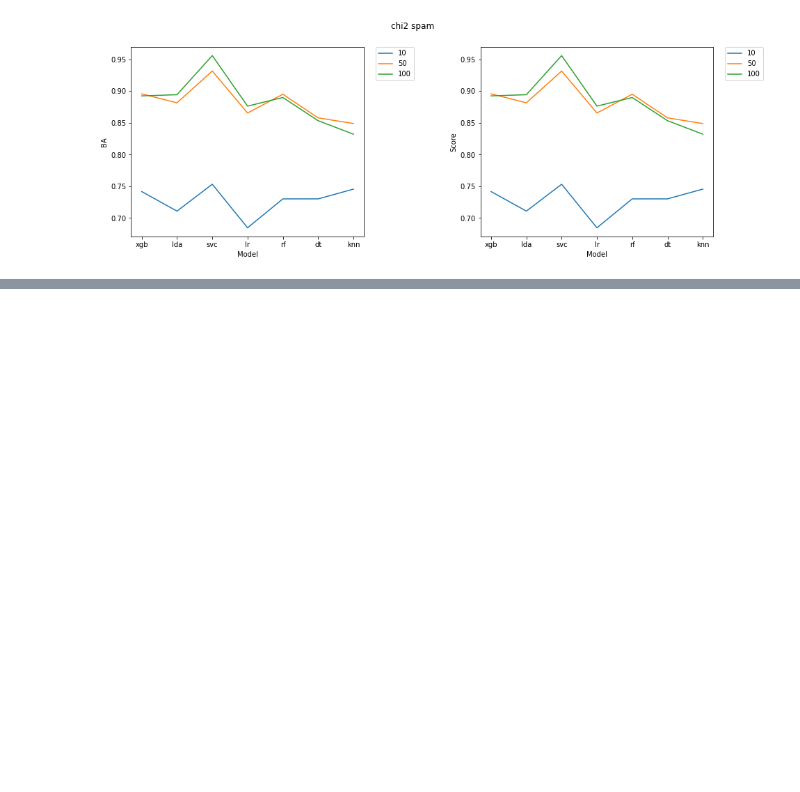
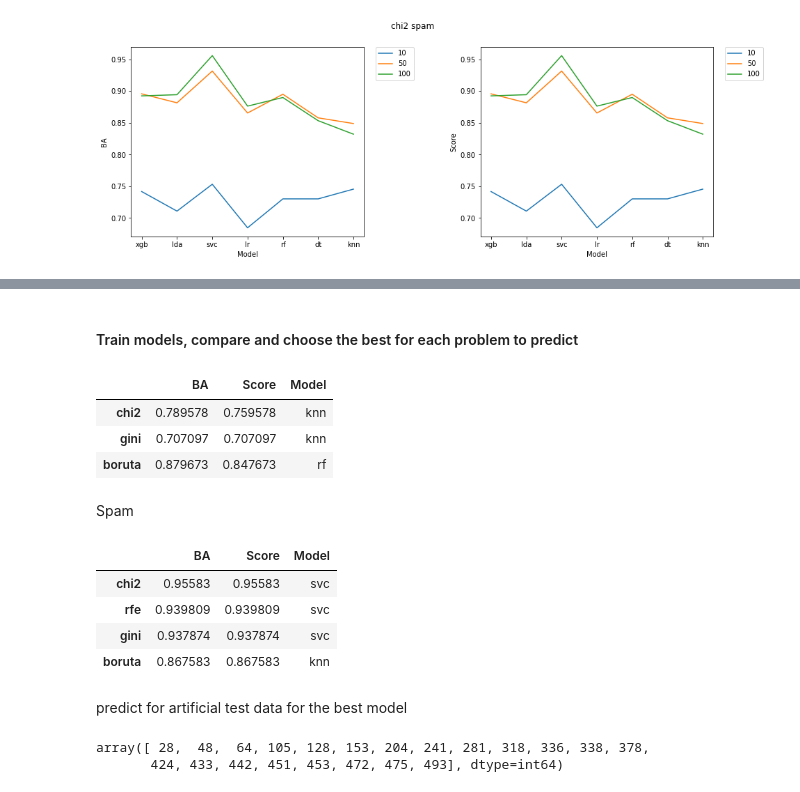
Before and after one commit to kaczmareka/aml_project2, a Jupyter notebook: data_read_with_boruta.ipynb, the cells around one changed output, grey strips where cells are left out. Cells and saved outputs as stored; diff of their text form; code cells hidden in the pictures; blank space fills up the shorter version.

```diff
--- a/data_read_with_boruta.ipynb
+++ b/data_read_with_boruta.ipynb
@@ -516,0 +541,2 @@ search_best_features([10, 50, 100], 'gini', spam_train_X, spam_train_y, spam_val
+# %% [markdown]
+#### Train models, compare and choose the best for each problem to predict
@@ -516,0 +569,9 @@ search_best_features([10, 50, 100], 'gini', spam_train_X, spam_train_y, spam_val
+# %%
+last_comparison_artificial #best is boruta with rf
+# %% [output]
+|  | BA | Score | Model |
+| chi2 | 0.789578 | 0.759578 | knn |
+| gini | 0.707097 | 0.707097 | knn |
+| boruta | 0.879673 | 0.847673 | rf |
+# %% [markdown]
+Spam
@@ -516,0 +581,44 @@ search_best_features([10, 50, 100], 'gini', spam_train_X, spam_train_y, spam_val
+# %%
+#boruta
+last_comparison_spam.loc['boruta']= [0.867583, 0.867583, 'knn']
+# %%
+#chi 2
+spam_train_X_chi2_features=chi2_select_features(spam_train_X, spam_train_y, 100)
+spam_train_X_chi2=change_data_with_selected_features(spam_train_X, spam_train_X_chi2_features)
+spam_val_X_chi2=change_data_with_selected_features(spam_val_X, spam_train_X_chi2_features)
+spam_test_data_chi2=change_data_with_selected_features(spam_test_data, spam_train_X_chi2_features)
+
+model = 'svc'
+BA, score=train_model(model, spam_train_X_chi2, spam_train_y, spam_val_X_chi2, spam_val_y, 'spam')
+last_comparison_spam.loc['chi2']=[BA, score, model]
+# %%
+%%capture
+#rfe
+spam_train_X_rfe_features=rfe_select_features(spam_train_X, spam_train_y, 100)
+spam_train_X_rfe=change_data_with_selected_features(spam_train_X, spam_train_X_rfe_features)
+spam_val_X_rfe=change_data_with_selected_features(spam_val_X, spam_train_X_rfe_features)
+spam_test_data_rfe=change_data_with_selected_features(spam_test_data, spam_train_X_rfe_features)
+
+model = 'svc'
+BA, score=train_model(model, spam_train_X_rfe, spam_train_y, spam_val_X_rfe, spam_val_y, 'spam')
+last_comparison_spam.loc['rfe']=[BA, score, model]
+# %%
+#gini
+spam_train_X_gini_features=gini_select_features(spam_train_X, spam_train_y, depth=3, if_less=True, num_to_select=100)
+spam_train_X_gini=change_data_with_selected_features(spam_train_X, spam_train_X_gini_features)
+spam_val_X_gini=change_data_with_selected_features(spam_val_X, spam_train_X_gini_features)
+spam_test_data_gini=change_data_with_selected_features(spam_test_data, spam_train_X_gini_features)
+
+model = 'svc'
+BA, score=train_model(model, spam_train_X_gini, spam_train_y, spam_val_X_gini, spam_val_y, 'spam')
+last_comparison_spam.loc['gini']=[BA, score, model]
+# %%
+last_comparison_spam #chi2 with svc is the best
+# %% [output]
+|  | BA | Score | Model |
+| chi2 | 0.95583 | 0.95583 | svc |
+| rfe | 0.939809 | 0.939809 | svc |
+| gini | 0.937874 | 0.937874 | svc |
+| boruta | 0.867583 | 0.867583 | knn |
+# %% [markdown]
+predict for artificial test data for the best model
@@ -516,0 +633,5 @@ search_best_features([10, 50, 100], 'gini', spam_train_X, spam_train_y, spam_val
+# %%
+features_art
+# %% [output]
+array([ 28,  48,  64, 105, 128, 153, 204, 241, 281, 318, 336, 338, 378,
+       424, 433, 442, 451, 453, 472, 475, 493], dtype=int64)
```
Also changed, not shown: parts of 20 cells of this notebook, 4 other files.
